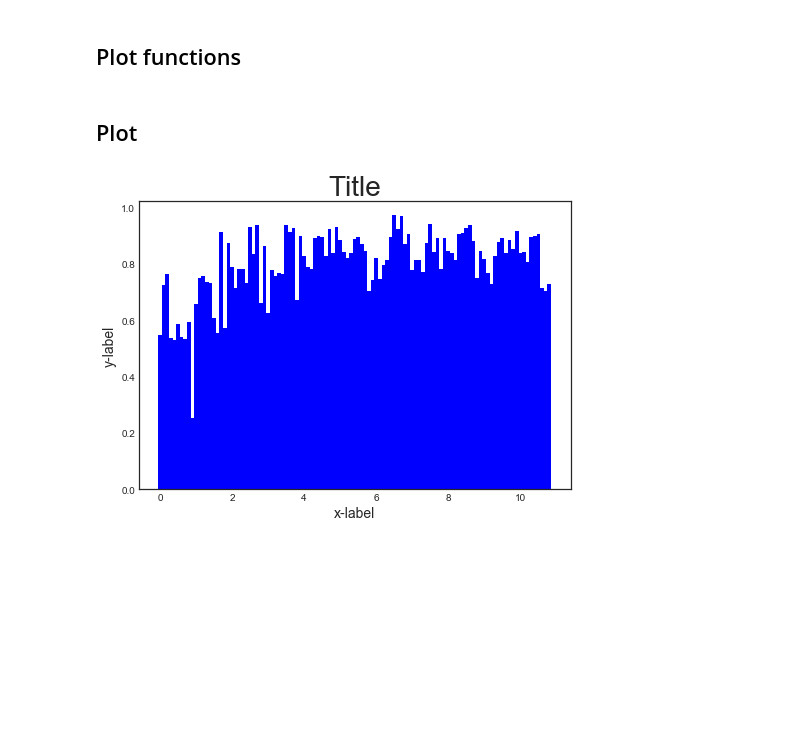
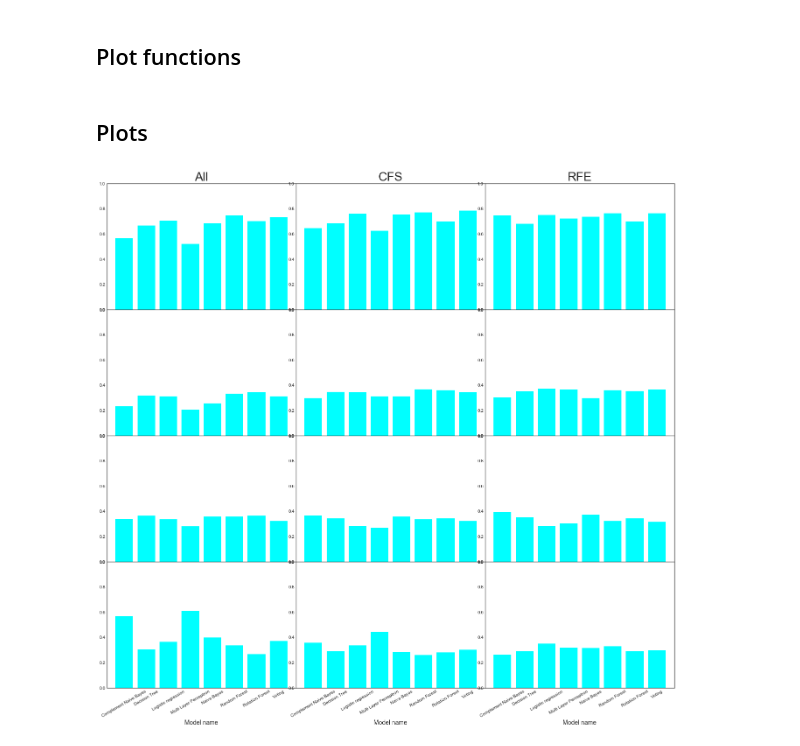
Before and after one commit to TahWZ/FYP, a Jupyter notebook: Program/Algorithm/result.ipynb, the cells around one changed output. Drawn from its saved outputs; the diff is of its cells as text; code cells hidden in the pictures; blank space fills up the shorter version.

Commit message:
Added average function along with average plots
Added the functions which calculates the average results as well as the plots.

```diff
--- a/Program/Algorithm/result.ipynb
+++ b/Program/Algorithm/result.ipynb
@@ -122,17 +116,43 @@ def quick_plot(ax, fontsize=12):
+# %%
+def avg_plot2(filename, fs_count, md, fontsize=14):
+    fig = plt.figure()
+    for i in range(fs_count):
+        res = csv_reader(filename)
+        res = select_fs(res,i)
+        res = select_md(res,md)
+        res = avg(res)
+        for j, eval_res in enumerate(res):
+            title, col_names, row_names, data = eval_res
+            X = np.arange(len(data[0]))
+            ax = fig.add_axes([i,-j,1,1])
+            ax.bar(X, data[0], color = 'cyan', width = 0.8)
+            ax.set_ylim(0,1)
+            if j == len(res)-1:
+                ax.set_xlabel('Model name', fontsize=fontsize)
+                ax.set_xticks(X)
+                ax.set_xticklabels(col_names, rotation=30)
+            elif j==0:
+                ax.set_title(['All','CFS','RFE'][i], fontsize=fontsize*2)
+    plt.show()
+
+def avg_plot(filename, fs, md, fontsize=14):
+    res = csv_reader(filename)
+    res = select_fs(res,fs)
+    res = select_md(res,md)
+    res = avg(res)
+    for eval_res in res:
+        title, col_names, row_names, data = eval_res
+        X = np.arange(len(data[0]))
+        fig = plt.figure()
+        ax = fig.add_axes([0,0,1,1])
+        ax.bar(X, data[0], color = 'cyan', width = 0.8)
+        #plt.xticks(X, col_names, rotation=30)
+        ax.set_xticks(X)
+        ax.set_xticklabels(col_names, rotation=30)
+        ax.set_ylim(0,1)
+        ax.set_xlabel('Model name', fontsize=fontsize)
+        ax.set_ylabel('Score', fontsize=fontsize)
+        ax.set_title(title, fontsize=fontsize*2)
+        plt.show()
 # %% [markdown]
-## Plot
+## Plots
-# %%
-plt.close('all')
-NASA = csv_reader('NASA.csv')[0]
-#NASA = tp_res(NASA)
-title, col_names, row_names, data = NASA
-X = np.arange(len(data[0]))
-fig = plt.figure()
-ax = fig.add_axes([0,0,1,1])
-for i, row in enumerate(data):
-    #for i in range(len(data[0])):
-    ax.bar(X + i*(0.1), row, color = 'b', width = 0.1)
-
-quick_plot(ax, fontsize = 14)
-# %% [output]
-[figure, removed]
@@ -148,0 +159,5 @@ ax.bar(X + 0.50, data[2], color = 'r', width = 0.1)
+# %%
+plt.close('all')
+avg_plot2('NASA.csv',3,[True]*8)
+# %% [output]
+[figure, added]
```
Also changed, not shown: parts of 10 cells of this notebook.
